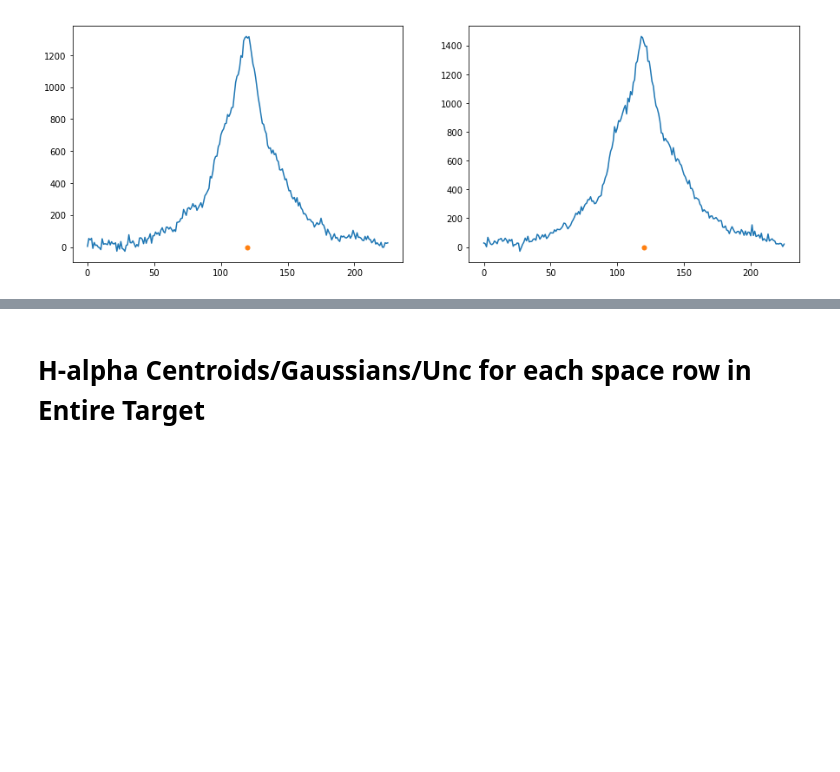
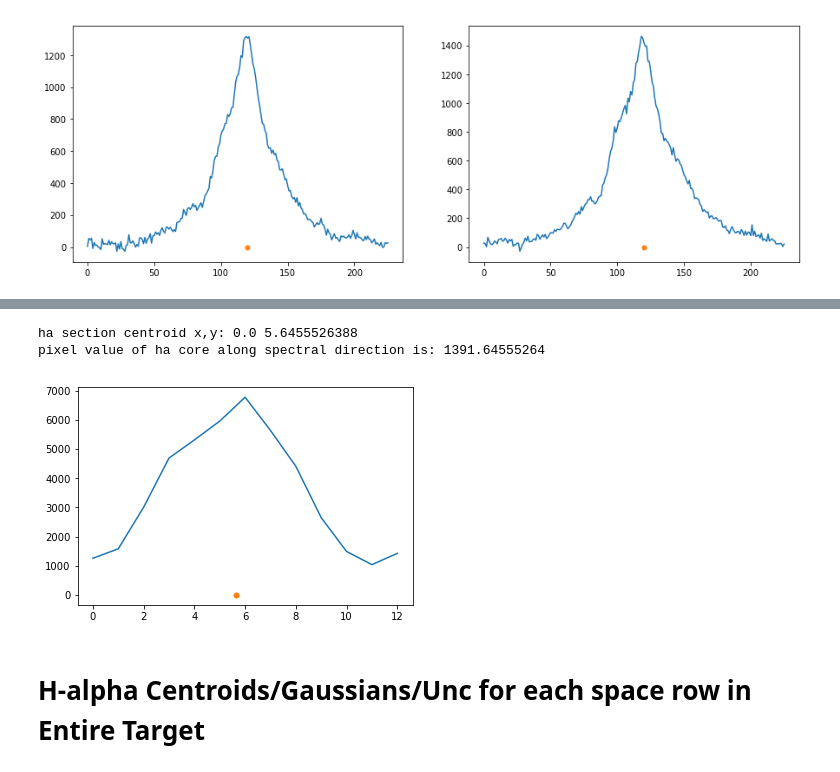
Before and after one commit to deerow22/data_reduction_scrap, a Jupyter notebook: SAGA-c22.ipynb, the cells around one changed output, grey strips where cells are left out. Cells and saved outputs as stored; diff of their text form; code cells hidden in the pictures; blank space fills up the shorter version.

```diff
--- a/SAGA-c22.ipynb
+++ b/SAGA-c22.ipynb
@@ -449,3 +448,33 @@ ha_range_missing10[0]
+# %%
+#core along spectral direction
+
+#making array of h-alpha wl range
+#for ref
+#upperha = 1399
+#lowerha = 1386
+ha_section = flux_data[:,lowerha:upperha]
+
+#collapsing halpha in the spectral direction (histogram like)
+ha_section_sum = np.sum(ha_section,axis=0)
+ha_section2d = ha_section_sum[:,np.newaxis] #2d required to centroid
+
+#centroiding
+x_ha, y_ha = centroid_com(ha_section2d)
+print('ha section centroid x,y:',x_ha,y_ha)
+
+
+#verify by plots
+plt.plot(ha_section2d)
+plt.plot(y_ha,x_ha, '.', markersize=10)
+
+#converting ha core wl to pixel value wrt fullccd
+
+ha_core_spectralpix = y_ha + lowerha
+print('pixel value of ha core along spectral direction is:',ha_core_spectralpix)
+# %% [output]
+ha section centroid x,y: 0.0 5.6455526388
+pixel value of ha core along spectral direction is: 1391.64555264
+[figure, added]
 # %% [markdown]
 # H-alpha Centroids/Gaussians/Unc for each space row in Entire Target
 # %%
```
Also changed, not shown: parts of 33 cells of this notebook.
